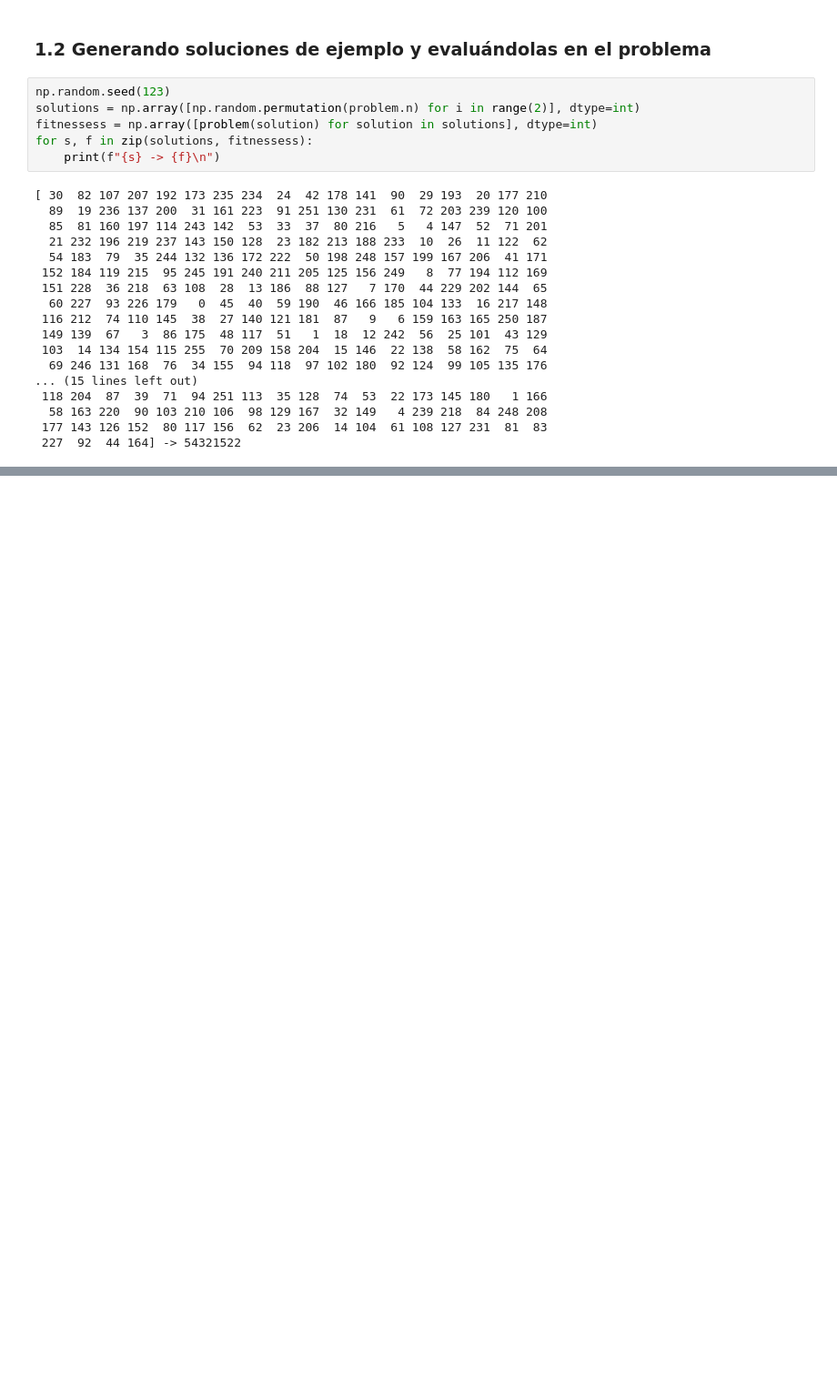
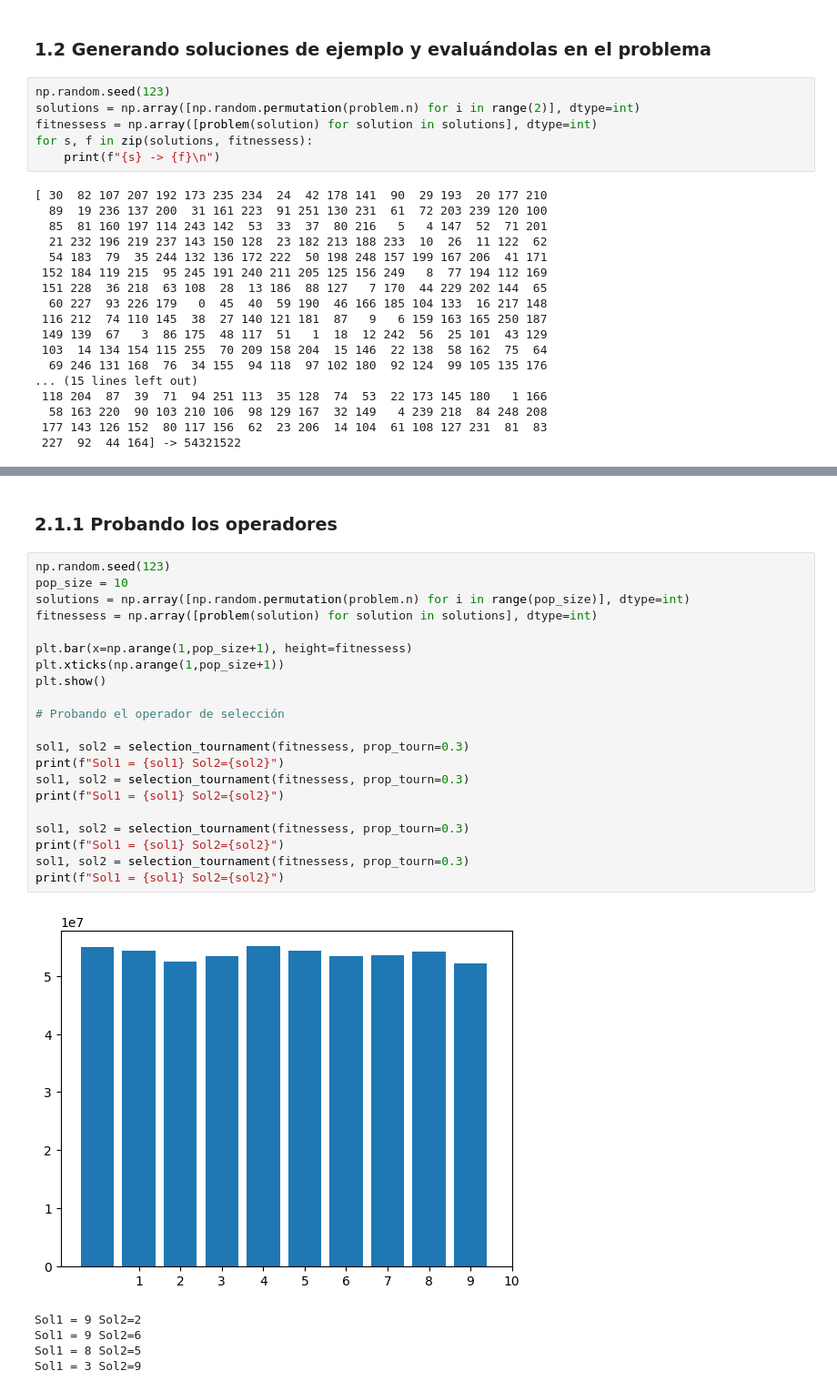
Before and after one commit to pnovoa/practic, a Jupyter notebook: practica_5.ipynb, the cells around one changed output, grey strips where cells are left out. Shown at 91% size. Cells and saved outputs as stored; diff of their text form; blank space fills up the shorter version.

```diff
--- a/practica_5.ipynb
+++ b/practica_5.ipynb
@@ -96,0 +155,29 @@ for s, f in zip(solutions, fitnessess):
+# %% [markdown]
+### 2.1.1 Probando los operadores
+# %%
+np.random.seed(123)
+pop_size = 10
+solutions = np.array([np.random.permutation(problem.n) for i in range(pop_size)], dtype=int)
+fitnessess = np.array([problem(solution) for solution in solutions], dtype=int)
+
+plt.bar(x=np.arange(1,pop_size+1), height=fitnessess)
+plt.xticks(np.arange(1,pop_size+1))
+plt.show()
+
+# Probando el operador de selección
+
+sol1, sol2 = selection_tournament(fitnessess, prop_tourn=0.3)
+print(f"Sol1 = {sol1} Sol2={sol2}")
+sol1, sol2 = selection_tournament(fitnessess, prop_tourn=0.3)
+print(f"Sol1 = {sol1} Sol2={sol2}")
+
+sol1, sol2 = selection_tournament(fitnessess, prop_tourn=0.3)
+print(f"Sol1 = {sol1} Sol2={sol2}")
+sol1, sol2 = selection_tournament(fitnessess, prop_tourn=0.3)
+print(f"Sol1 = {sol1} Sol2={sol2}")
+# %% [output]
+[figure, added]
+Sol1 = 9 Sol2=2
+Sol1 = 9 Sol2=6
+Sol1 = 8 Sol2=5
+Sol1 = 3 Sol2=9
```
Also changed, not shown: parts of 5 cells of this notebook.
